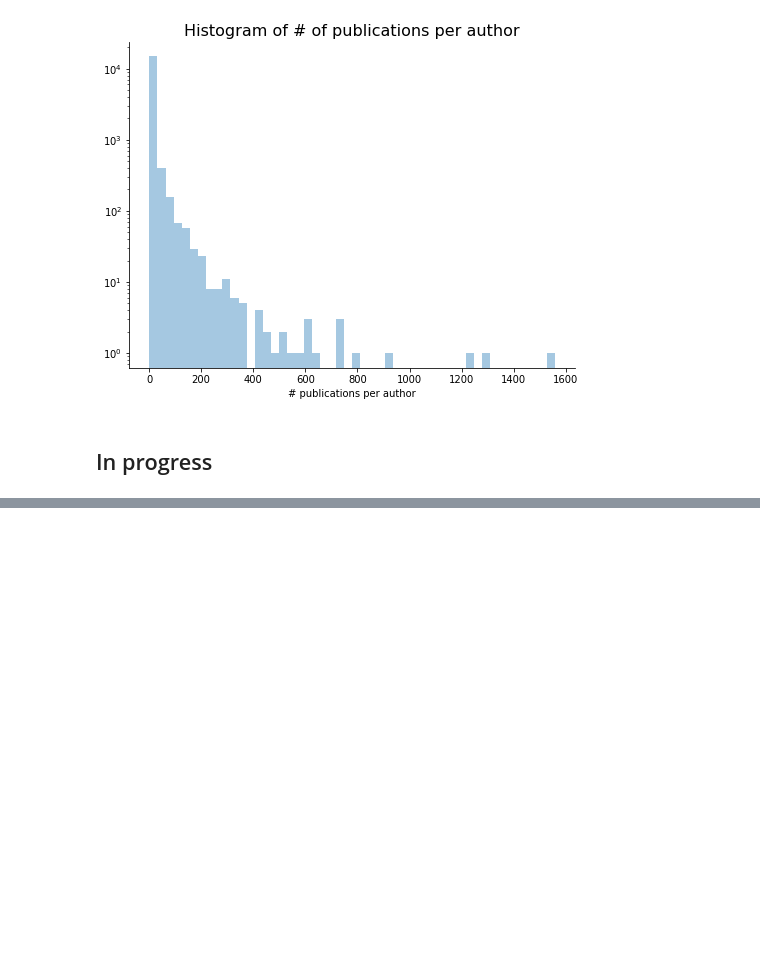
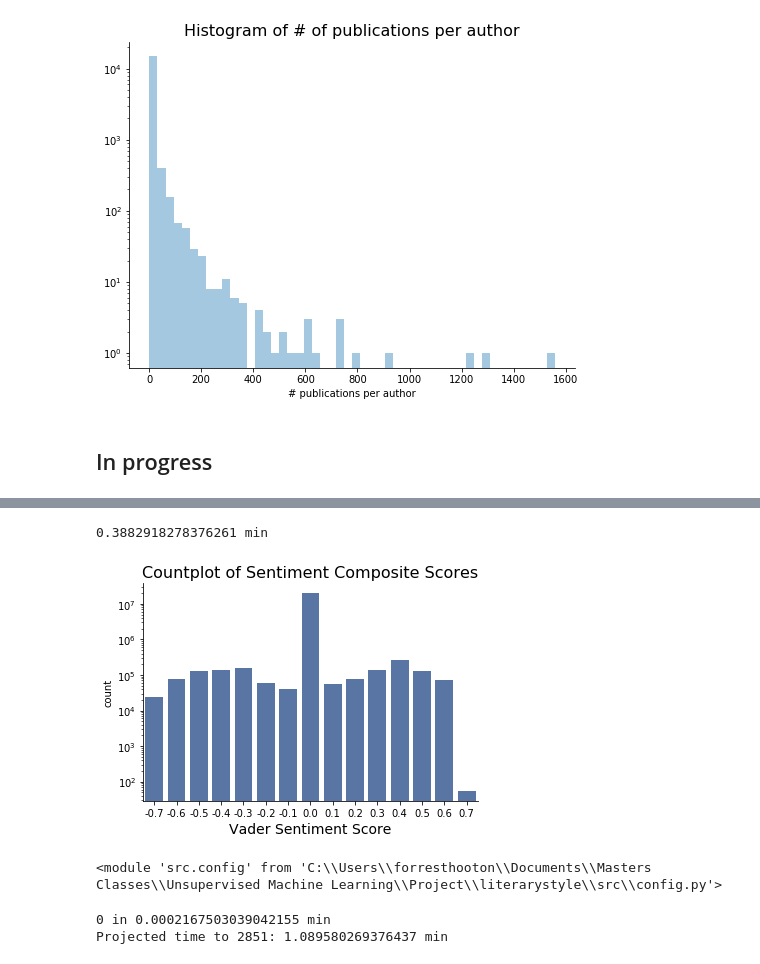
Before and after one commit to asgundogdu/literarystyle, a Jupyter notebook: data_exploration.ipynb, the cells around one changed output, grey strips where cells are left out. Drawn from its saved outputs; the diff is of its cells as text; code cells hidden in the pictures; blank space fills up the shorter version.

```diff
--- a/data_exploration.ipynb
+++ b/data_exploration.ipynb
@@ -135,0 +194,24 @@ for idx, row in atn.iterrows():
+# %%
+start = time()
+
+ax = sns.countplot(rounded_composites, color='b')
+ax.set_yscale('log')
+ax.set_title('Countplot of Sentiment Composite Scores', fontsize=16)
+ax.set_xlabel('Vader Sentiment Score', fontsize = 14)
+make_it_pretty()
+print((time() - start)/60, 'min')
+# %% [output]
+0.3882918278376261 min
+[figure, added]
+# %%
+import importlib
+import src.text_processing
+importlib.reload(src.text_processing)
+importlib.reload(src.config)
+# %% [output]
+<module 'src.config' from 'C:\\Users\\forresthooton\\Documents\\Masters Classes\\Unsupervised Machine Learning\\Project\\literarystyle\\src\\config.py'>
+# %%
+d.__vader_polarity__()
+# %% [output]
+0 in 0.0002167503039042155 min
+Projected time to 2851: 1.089580269376437 min
```
Also changed, not shown: parts of 20 cells of this notebook.
